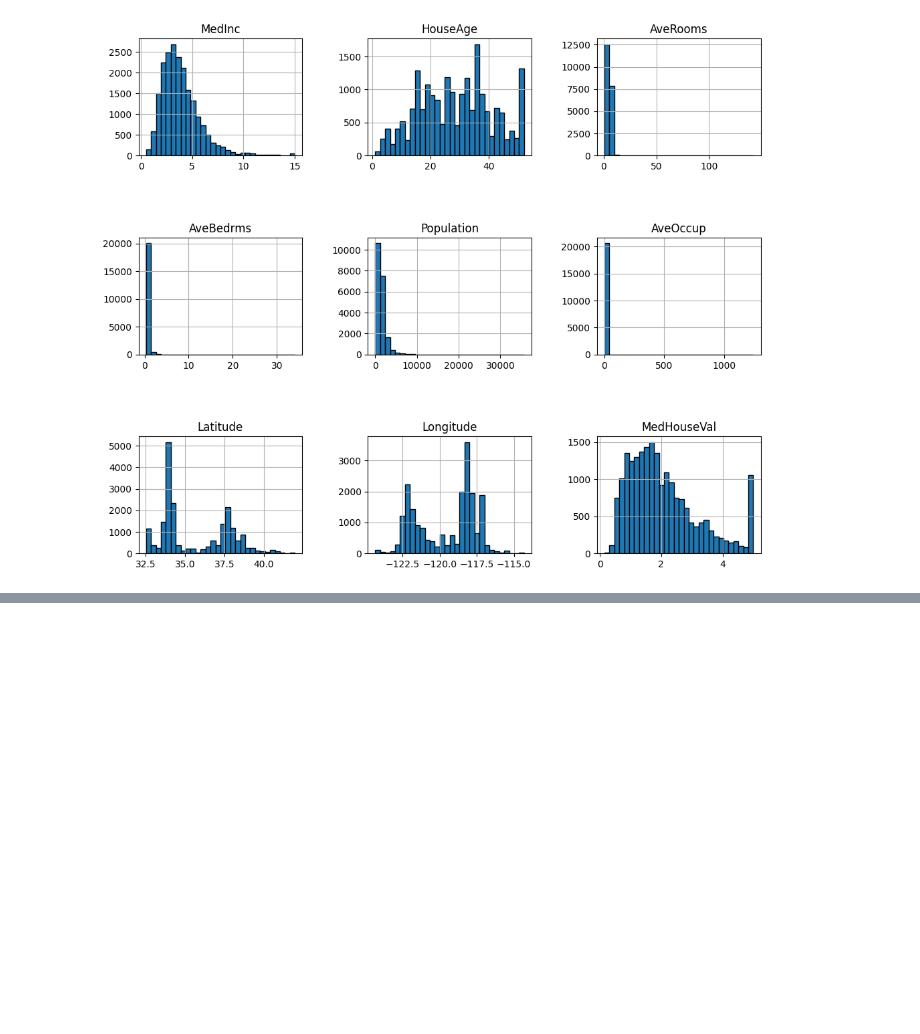
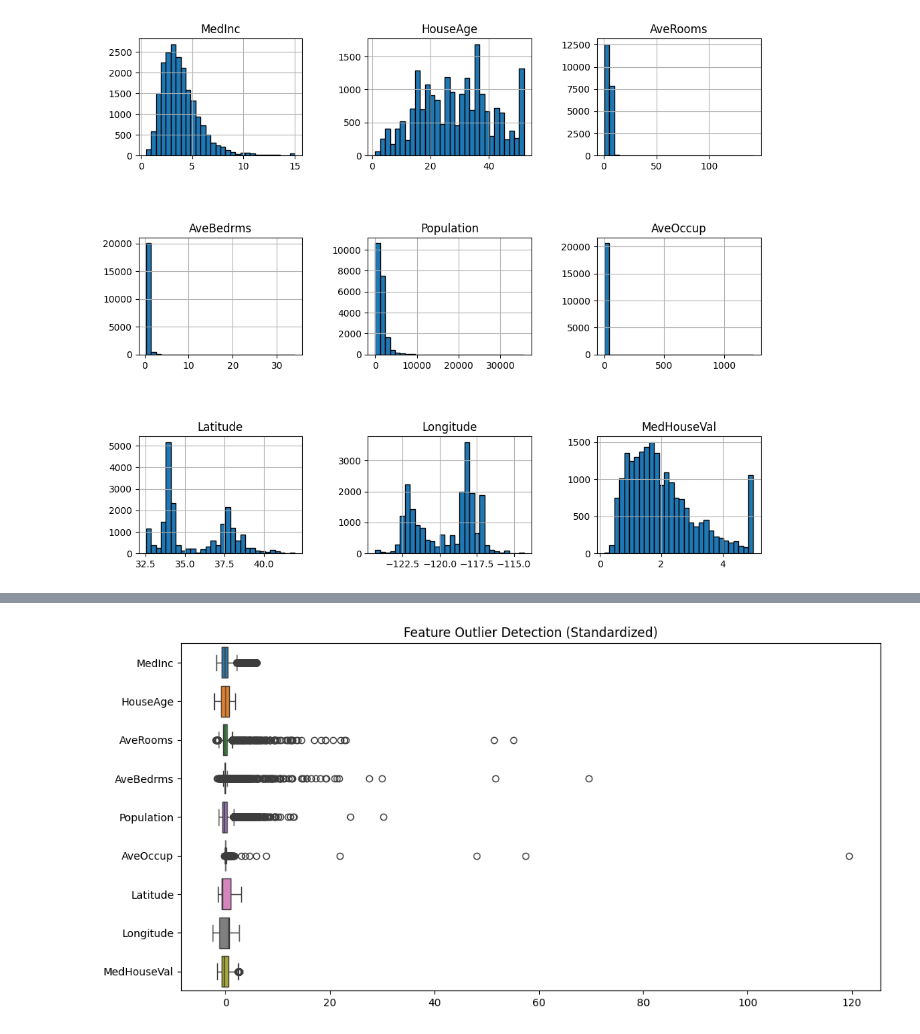
Before and after one commit to DavidBatoDev/house-price-prediction-pytorch, a Jupyter notebook: notebooks/analysis.ipynb, the cells around one changed output, grey strips where cells are left out. Cells and saved outputs as stored; diff of their text form; code cells hidden in the pictures; blank space fills up the shorter version.

```diff
--- a/notebooks/analysis.ipynb
+++ b/notebooks/analysis.ipynb
@@ -70,0 +105,14 @@ plt.subplots_adjust(hspace=0.7, wspace=0.4)
+# %%
+from sklearn.preprocessing import StandardScaler
+
+# Standardize the dataset
+scaler = StandardScaler()
+df_standardized = pd.DataFrame(scaler.fit_transform(df), columns=df.columns)
+
+# Plot boxplot on standardized data
+plt.figure(figsize=(12, 6))
+sns.boxplot(data=df_standardized, orient="h")
+plt.title("Feature Outlier Detection (Standardized)")
+plt.show()
+# %% [output]
+[figure, added]
```
Also changed, not shown: parts of 8 cells of this notebook, 2 other files.
